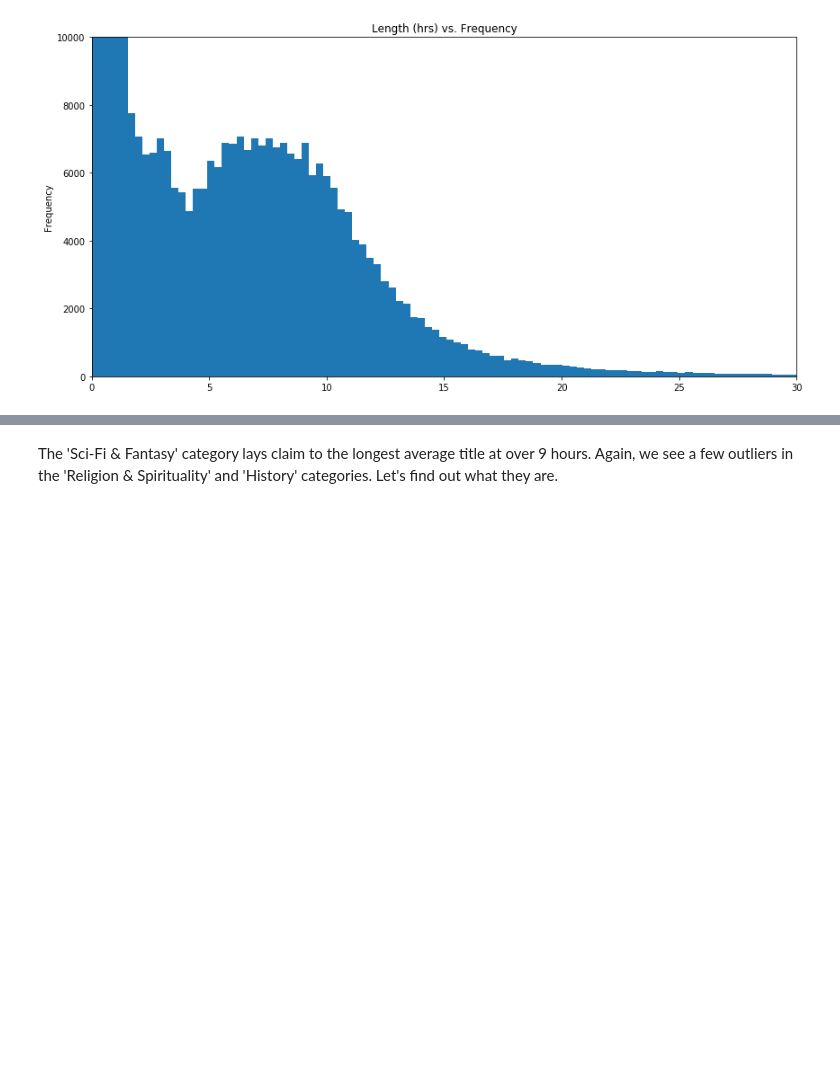
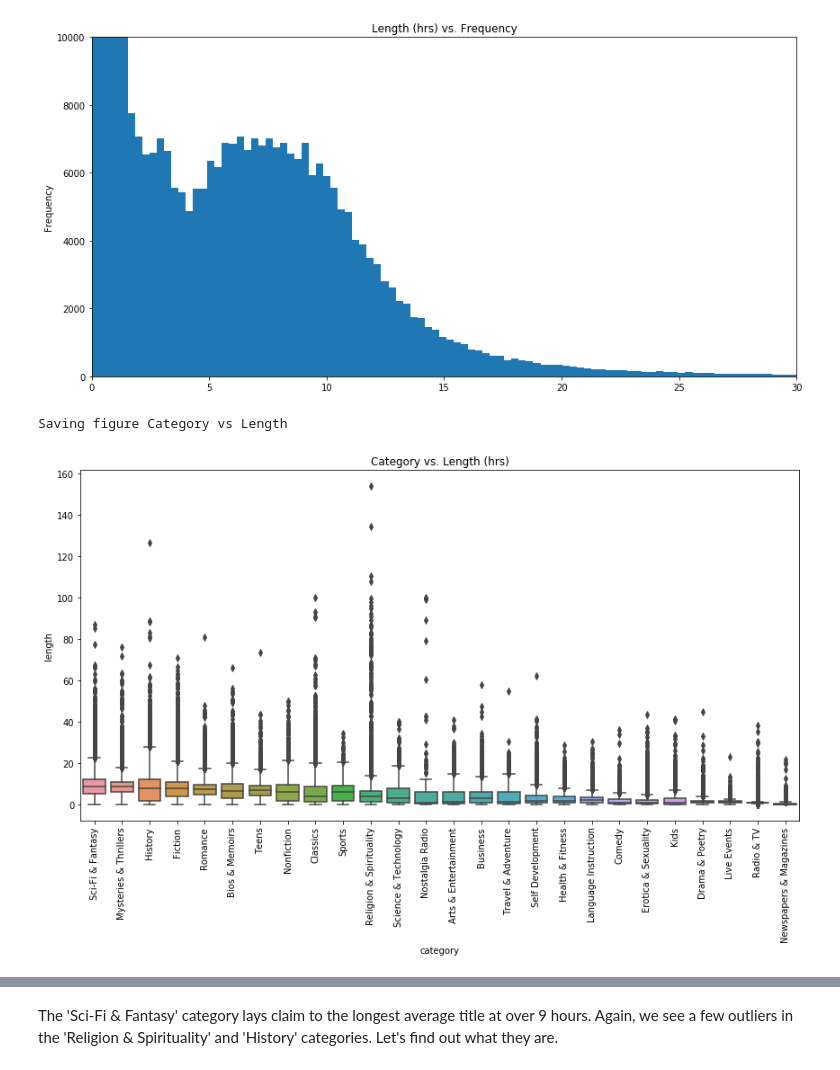
Before and after one commit to tobymanders/data-projects, a Jupyter notebook: audible_eda/audible_data_analysis.ipynb, the cells around one changed output, grey strips where cells are left out. Drawn from its saved outputs; the diff is of its cells as text; code cells hidden in the pictures; blank space fills up the shorter version.

```diff
--- a/audible_eda/audible_data_analysis.ipynb
+++ b/audible_eda/audible_data_analysis.ipynb
@@ -498,15 +498,18 @@ Saving figure Length vs Frequency
 # %%
 # Average lengths of programs in each genre
 
-cols = df_hrs.groupby('category')['length'].mean().nlargest(26).index
+cols = df.groupby('category')['length'].mean().nlargest(26).index
 plt.figure(figsize=(12,8))
 bplot = sns.boxplot(x='category', y='length',
-                    data=df_hrs[(df_hrs['category'].isin(cols))], order=cols)
+                    data=df[(df['category'].isin(cols))], order=cols)
 bplot.set_title('Category vs. Length (hrs)')
 bplot.set_xticklabels(bplot.get_xticklabels(), rotation=90, fontsize=10);
 df.groupby('category')['length'].mean().sort_values()
 
 save_fig('Category vs Length')
+# %% [output]
+Saving figure Category vs Length
+[figure, added]
 # %%
 cols = df.groupby('category')['length'].mean().nlargest(10).index
 
```
Also changed, not shown: parts of 2 cells of this notebook, 2 other files.
